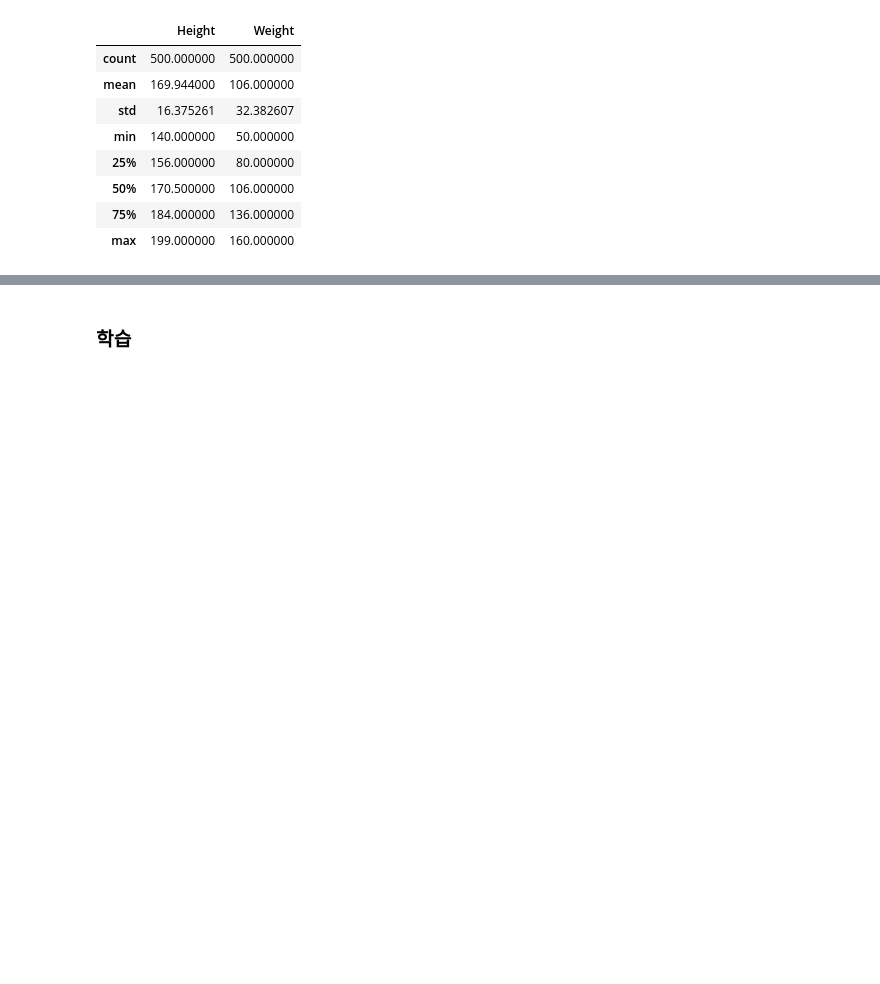
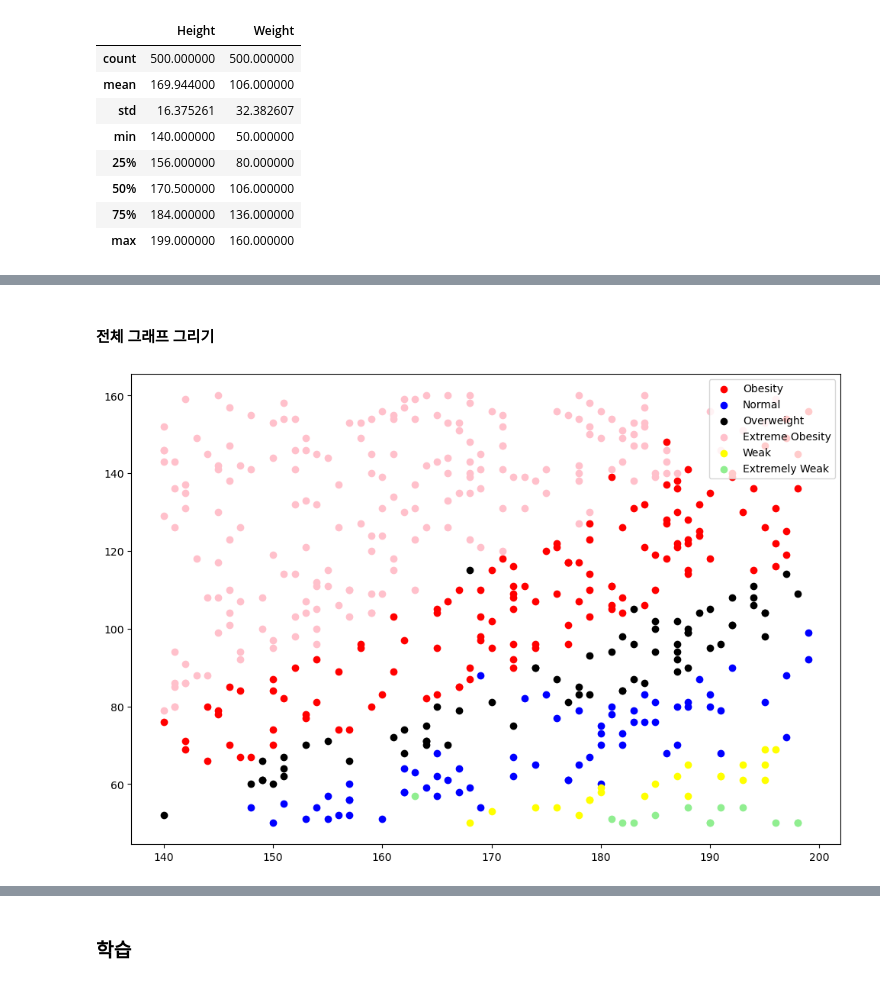
Before and after one commit to pass98/marchin, a Jupyter notebook: Machine_Learning/ex02_bmi실습_머신러닝 학습과정(7단계) 이해하기.ipynb, the cells around one changed output, grey strips where cells are left out. Saved outputs shown, nothing was run; the diff lists cells and outputs as text; code cells hidden in the pictures; blank space fills up the shorter version.

```diff
--- a/Machine_Learning/ex02_bmi실습_머신러닝 학습과정(7단계) 이해하기.ipynb
+++ b/Machine_Learning/ex02_bmi실습_머신러닝 학습과정(7단계) 이해하기.ipynb
@@ -88,0 +150,6 @@ bmi.describe()
+# %%
+def myScatter(label, color) :
+    bol2 = bmi['Label'] == label # Overweight의 비만도인 불리언 인덱싱값 변수 저장
+    data2 = bmi.loc[bol2] # 변수값에 대한 전체 행에 대한 데이터를 가져옴 -> 변수로 저장
+    plt.scatter(data2['Height'], data2['Weight'],
+               color = color, label = label)
@@ -88,0 +168,15 @@ bmi.describe()
+# %% [markdown]
+#### 전체 그래프 그리기
+# %%
+plt.figure(figsize=(12, 8))  # 그래프의 크기 사이즈를 조절하는 함수, 그래프 그리기 전에 크기를 조정하며, 크기는 인치로 적용됨.
+
+myScatter('Obesity', 'red')
+myScatter('Normal',  'blue')
+myScatter('Overweight','black')
+myScatter('Extreme Obesity', 'pink')
+myScatter('Weak',   'yellow')
+myScatter('Extremely Weak', 'lightgreen')
+plt.legend()
+plt.show()
+# %% [output]
+[figure, added]
```
Also changed, not shown: parts of 15 cells of this notebook.
